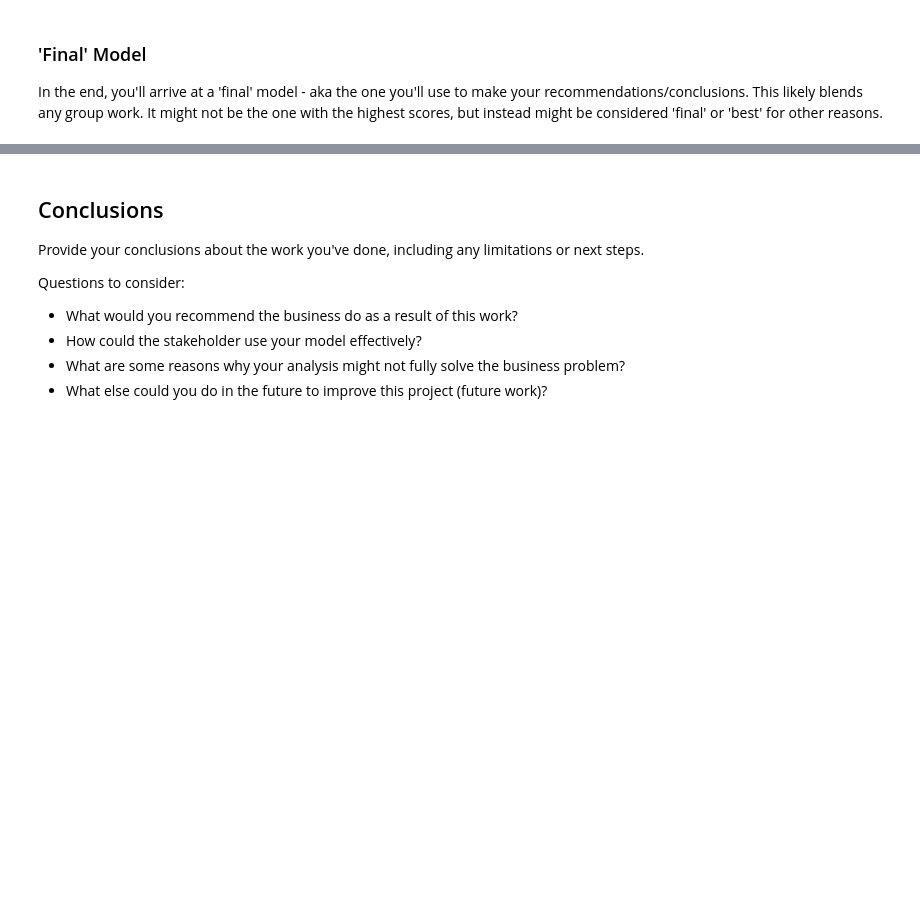
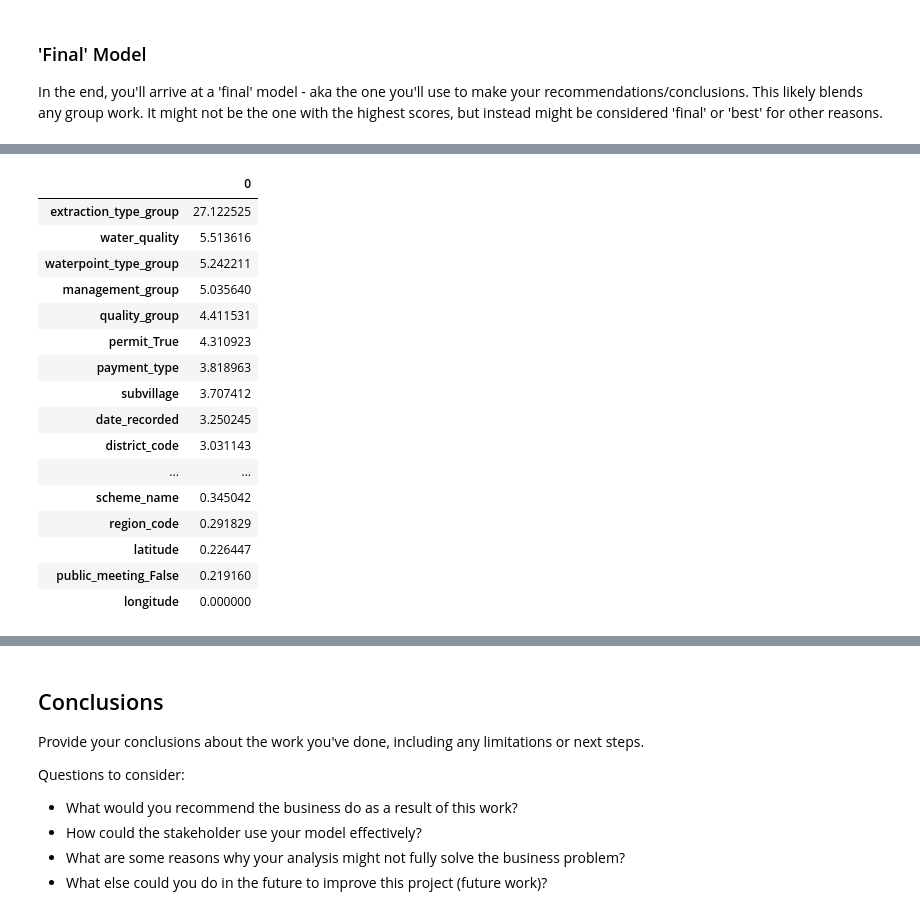
Before and after one commit to ElyLin/WaterWellsProject, a Jupyter notebook: notebooks/WaterWellsProjectNotebook.ipynb, the cells around one changed output, grey strips where cells are left out. Cells and saved outputs as stored; diff of their text form; code cells hidden in the pictures; blank space fills up the shorter version.

Commit message:
add feature importance

```diff
--- a/notebooks/WaterWellsProjectNotebook.ipynb
+++ b/notebooks/WaterWellsProjectNotebook.ipynb
@@ -721,3 +711,7 @@ For the final model, you might also consider:
 In the end, you'll arrive at a 'final' model - aka the one you'll use to make your recommendations/conclusions. This likely blends any group work. It might not be the one with the highest scores, but instead might be considered 'final' or 'best' for other reasons.
 # %%
 # code here to show your final model
+# %%
+importance = cbc['classifier'].get_feature_importance()
+# %%
+ohe_cols_after = cbc['preprocessor'].transformers_[0][1]['oh_encoder'].get_feature_names(ohe_cols)
@@ -723,0 +724,8 @@ In the end, you'll arrive at a 'final' model - aka the one you'll use to make yo
+# %%
+columns = []
+for c in num_cols:
+    columns.append(c)
+for c in ohe_cols_after:
+    columns.append(c)
+for c in freq_cols:
+    columns.append(c)
@@ -723,0 +752,23 @@ In the end, you'll arrive at a 'final' model - aka the one you'll use to make yo
+# %%
+# zip columns with importance
+dict_importance = dict(zip(columns,importance))
+# %%
+pd.DataFrame.from_dict(dict_importance, orient = 'index').sort_values(by=0, ascending=False)
+# %% [output]
+|  | 0 |
+| extraction_type_group | 27.122525 |
+| water_quality | 5.513616 |
+| waterpoint_type_group | 5.242211 |
+| management_group | 5.035640 |
+| quality_group | 4.411531 |
+| permit_True | 4.310923 |
+| payment_type | 3.818963 |
+| subvillage | 3.707412 |
+| date_recorded | 3.250245 |
+| district_code | 3.031143 |
+| ... | ... |
+| scheme_name | 0.345042 |
+| region_code | 0.291829 |
+| latitude | 0.226447 |
+| public_meeting_False | 0.219160 |
+| longitude | 0.000000 |
```
Also changed, not shown: parts of 24 cells of this notebook.
